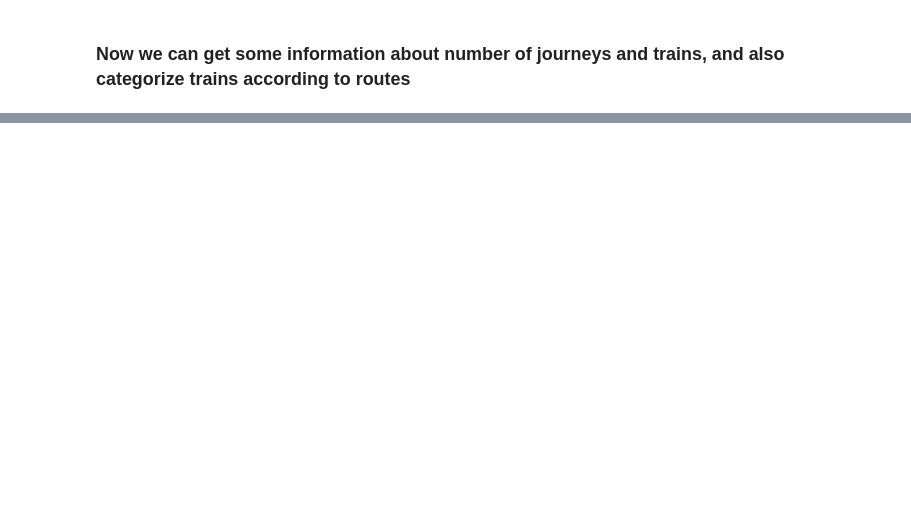
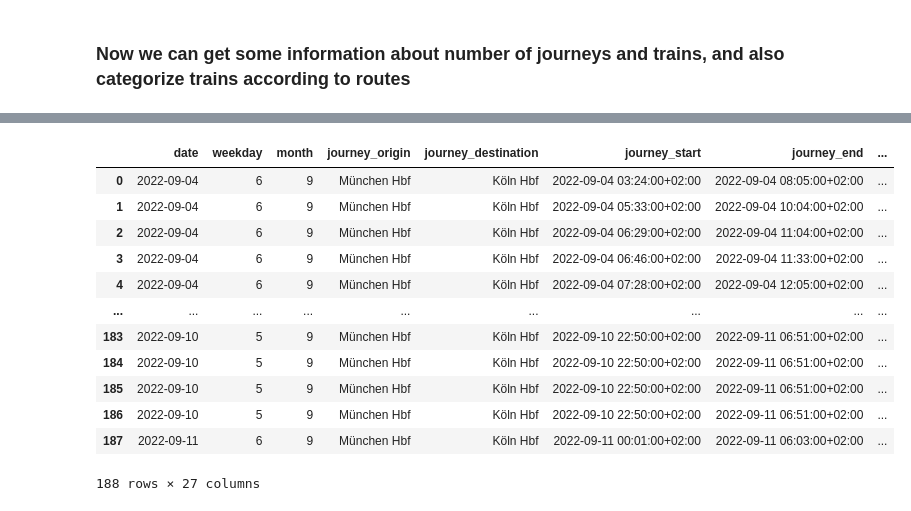
Before and after one commit to Good-Train-Bad-Train/gtbt, a Jupyter notebook: notebooks/Stefano_DB_API_first_look.ipynb, the cells around one changed output, grey strips where cells are left out. Cells and saved outputs as stored; diff of their text form; code cells hidden in the pictures; blank space fills up the shorter version.

```diff
--- a/notebooks/Stefano_DB_API_first_look.ipynb
+++ b/notebooks/Stefano_DB_API_first_look.ipynb
@@ -307,0 +480,21 @@ Stations where trains connect on first change: {'Frankfurt(Main) Hbf', 'Mannheim
+# %%
+# This is the function output for one example journey
+
+journeydf = create_journeydf(journeylist)
+
+with pd.option_context("display.max_rows", 10, "display.max_columns", None):
+  display(journeydf)
+# %% [output]
+|  | date | weekday | month | journey_origin | journey_destination | journey_start | journey_end | ... |
+| 0 | 2022-09-04 | 6 | 9 | München Hbf | Köln Hbf | 2022-09-04 03:24:00+02:00 | 2022-09-04 08:05:00+02:00 | ... |
+| 1 | 2022-09-04 | 6 | 9 | München Hbf | Köln Hbf | 2022-09-04 05:33:00+02:00 | 2022-09-04 10:04:00+02:00 | ... |
+| 2 | 2022-09-04 | 6 | 9 | München Hbf | Köln Hbf | 2022-09-04 06:29:00+02:00 | 2022-09-04 11:04:00+02:00 | ... |
+| 3 | 2022-09-04 | 6 | 9 | München Hbf | Köln Hbf | 2022-09-04 06:46:00+02:00 | 2022-09-04 11:33:00+02:00 | ... |
+| 4 | 2022-09-04 | 6 | 9 | München Hbf | Köln Hbf | 2022-09-04 07:28:00+02:00 | 2022-09-04 12:05:00+02:00 | ... |
+| ... | ... | ... | ... | ... | ... | ... | ... | ... |
+| 183 | 2022-09-10 | 5 | 9 | München Hbf | Köln Hbf | 2022-09-10 22:50:00+02:00 | 2022-09-11 06:51:00+02:00 | ... |
+| 184 | 2022-09-10 | 5 | 9 | München Hbf | Köln Hbf | 2022-09-10 22:50:00+02:00 | 2022-09-11 06:51:00+02:00 | ... |
+| 185 | 2022-09-10 | 5 | 9 | München Hbf | Köln Hbf | 2022-09-10 22:50:00+02:00 | 2022-09-11 06:51:00+02:00 | ... |
+| 186 | 2022-09-10 | 5 | 9 | München Hbf | Köln Hbf | 2022-09-10 22:50:00+02:00 | 2022-09-11 06:51:00+02:00 | ... |
+| 187 | 2022-09-11 | 6 | 9 | München Hbf | Köln Hbf | 2022-09-11 00:01:00+02:00 | 2022-09-11 06:03:00+02:00 | ... |
+188 rows × 27 columns
```
Also changed, not shown: parts of 24 cells of this notebook, 1 other file.
